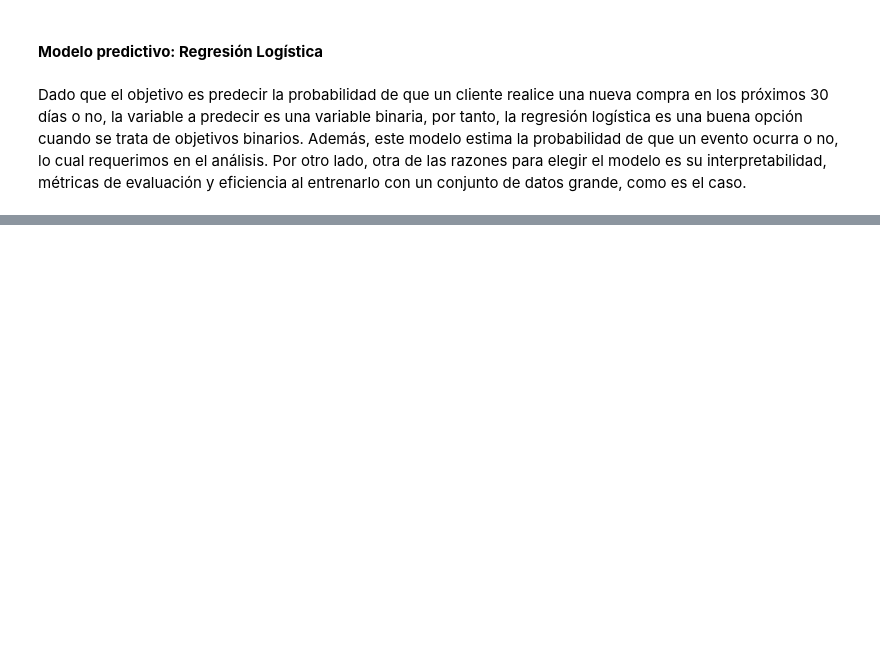
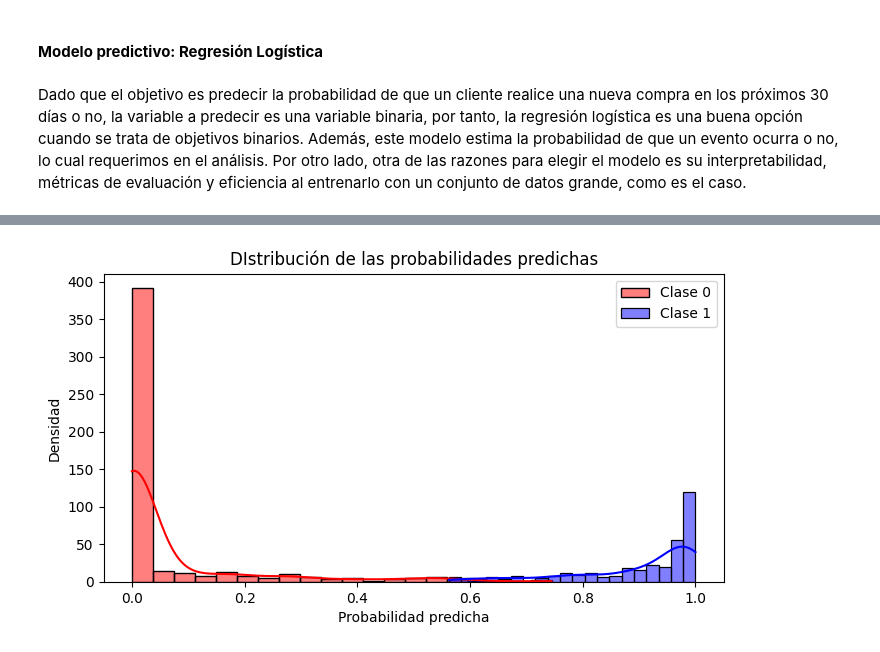
Before and after one commit to apalacioj/Prueba-CITEC, a Jupyter notebook: CITEC_test.ipynb, the cells around one changed output, grey strips where cells are left out. Drawn from its saved outputs; the diff is of its cells as text; code cells hidden in the pictures; blank space fills up the shorter version.

```diff
--- a/CITEC_test.ipynb
+++ b/CITEC_test.ipynb
@@ -250,0 +306,8 @@ X_test = s.transform(X_test)
+# %%
+# Aplicar el modelo a los datos de testing
+
+testing = s.transform(X_final_test)
+probabilities = log_model.predict_proba(testing)[:, 1]
+
+# Mostrar probabilidades
+print(probabilities)
@@ -250,0 +332,14 @@ X_test = s.transform(X_test)
+# %%
+df = pd.DataFrame({'Probabilities': probabilities, 'True Label': y_final_test})
+
+# Graficar la distribución de las probabilidades
+plt.figure(figsize=(8, 4))
+sns.histplot(df[df['True Label'] == 0]['Probabilities'], bins=20, color='red', kde=True, label='Clase 0')
+sns.histplot(df[df['True Label'] == 1]['Probabilities'], bins=20, color='blue', kde=True, label='Clase 1')
+plt.xlabel('Probabilidad predicha')
+plt.ylabel('Densidad')
+plt.title('DIstribución de las probabilidades predichas')
+plt.legend(loc='upper right')
+plt.show()
+# %% [output]
+[figure, added]
```
Also changed, not shown: parts of 7 cells of this notebook.
